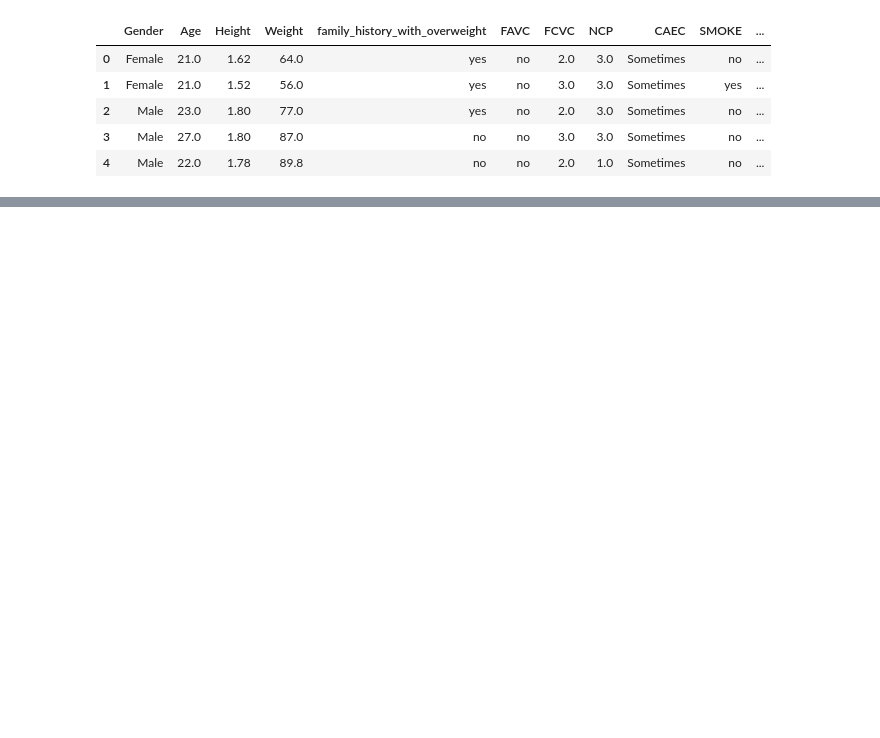
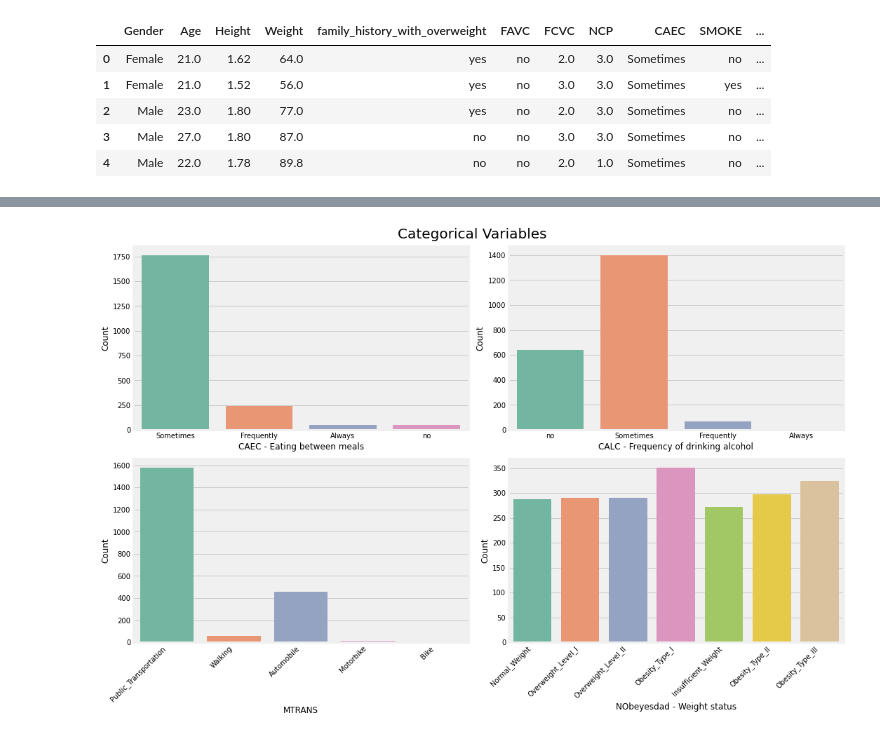
Before and after one commit to NoaAmichai/Obesity-Data-Science-Project, a Jupyter notebook: Obesity.ipynb, the cells around one changed output, grey strips where cells are left out. Cells and saved outputs as stored; diff of their text form; code cells hidden in the pictures; blank space fills up the shorter version.

```diff
--- a/Obesity.ipynb
+++ b/Obesity.ipynb
@@ -33,0 +133,21 @@ df.head()
+# %%
+columns = ['CAEC','CALC', 'MTRANS', 'NObeyesdad']
+labels=['CAEC - Eating between meals','CALC - Frequency of drinking alcohol', 'MTRANS - Common transportation', 'NObeyesdad - Weight status']
+count=0
+fig, ax = plt.subplots(2,2, figsize=(15, 10))
+for col, subplot in zip(columns, ax.flatten()):
+    if col=="MTRANS" or col=="NObeyesdad":
+        chart = sns.countplot(x= df[col],ax=subplot, palette="Set2")
+        subplot.set_xticklabels(rotation=45, horizontalalignment='right', labels=chart.get_xticklabels())
+        subplot.yaxis.label.set_text("Count")
+        plt.xlabel(labels[count])
+    else:
+        sns.countplot(x= df[col],ax=subplot, palette="Set2")
+        subplot.yaxis.label.set_text("Count")
+        subplot.xaxis.label.set_text(labels[count])
+    count+=1
+fig.suptitle("Categorical Variables", fontsize=20)
+plt.tight_layout()
+plt.show()
+# %% [output]
+[figure, added]
```
Also changed, not shown: parts of 14 cells of this notebook.
